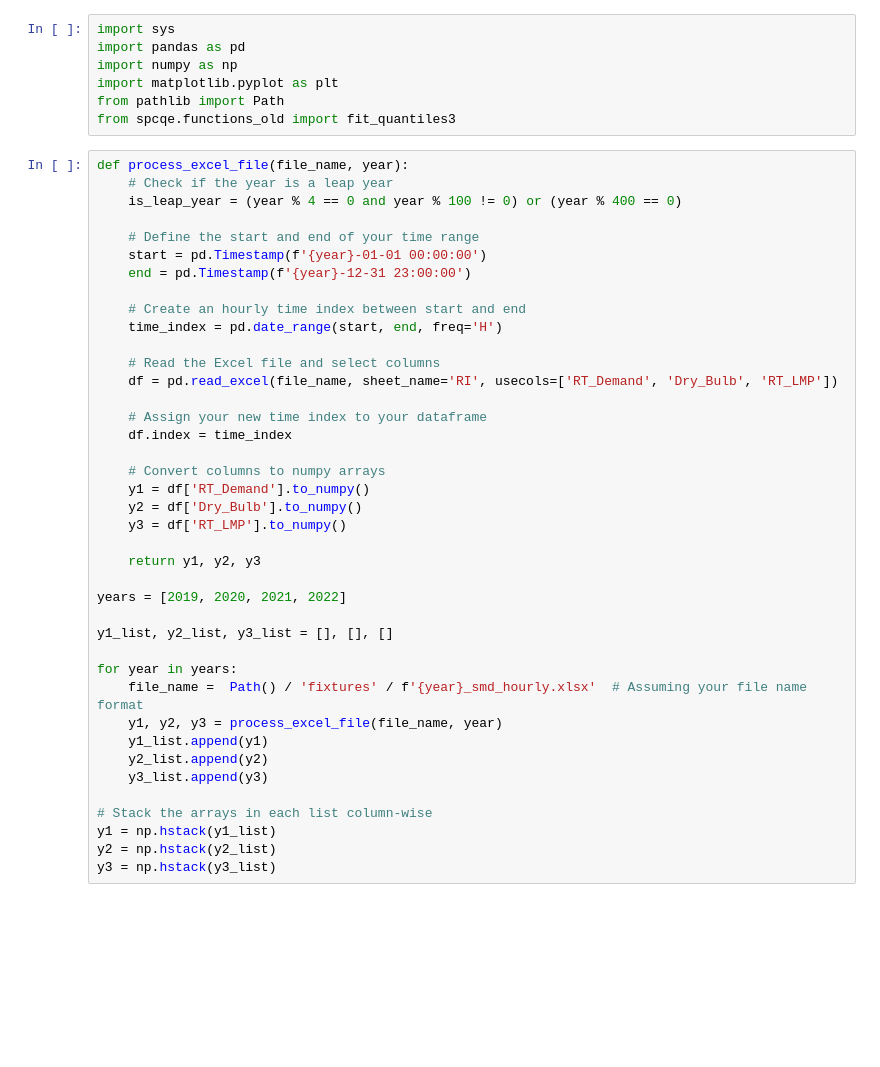
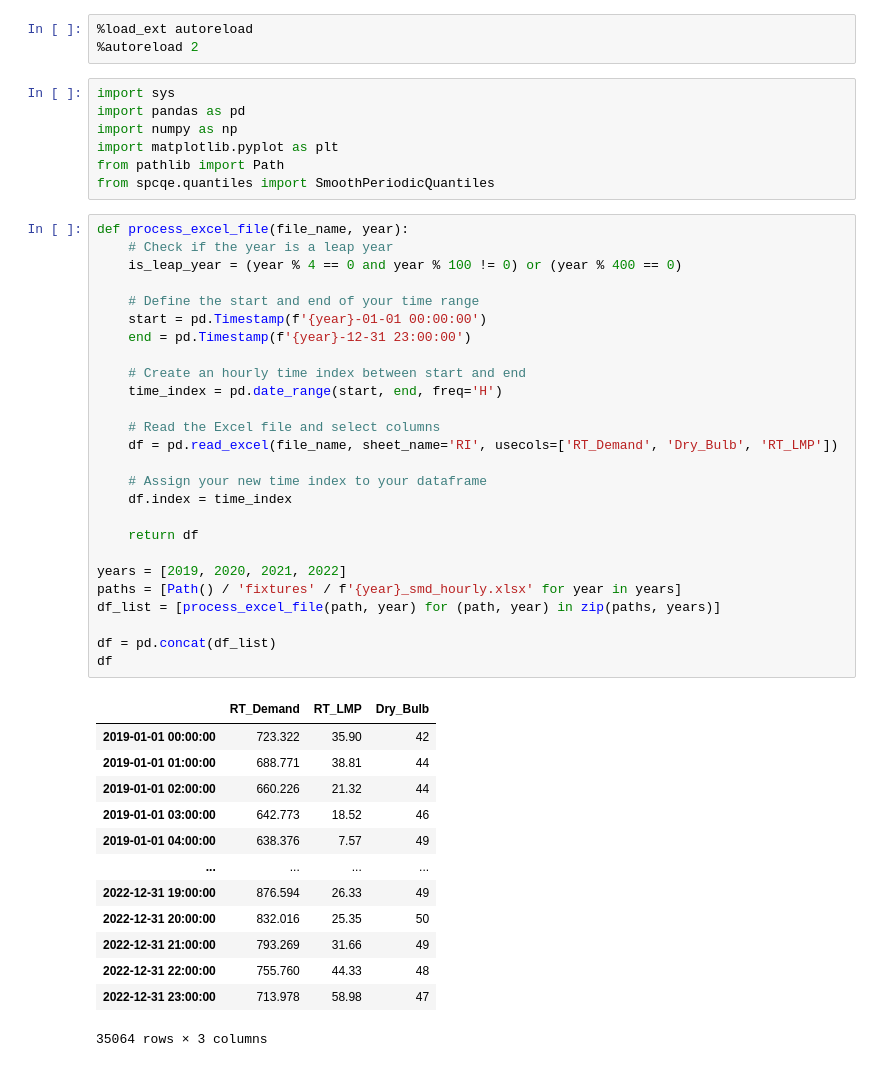
Before and after one commit to cvxgrp/spcqe, a Jupyter notebook: notebooks/basic_example.ipynb, the cells around one changed output. Saved outputs shown, nothing was run; the diff lists cells and outputs as text; blank space fills up the shorter version.

```diff
--- a/notebooks/basic_example.ipynb
+++ b/notebooks/basic_example.ipynb
@@ -1,48 +1,51 @@
+# %%
+%load_ext autoreload
+%autoreload 2
 # %%
 import sys
 import pandas as pd
 import numpy as np
 import matplotlib.pyplot as plt
 from pathlib import Path
-from spcqe.functions_old import fit_quantiles3
+from spcqe.quantiles import SmoothPeriodicQuantiles
 # %%
 def process_excel_file(file_name, year):
     # Check if the year is a leap year
     is_leap_year = (year % 4 == 0 and year % 100 != 0) or (year % 400 == 0)
 
     # Define the start and end of your time range
     start = pd.Timestamp(f'{year}-01-01 00:00:00')
     end = pd.Timestamp(f'{year}-12-31 23:00:00')
 
     # Create an hourly time index between start and end
     time_index = pd.date_range(start, end, freq='H')
 
     # Read the Excel file and select columns
     df = pd.read_excel(file_name, sheet_name='RI', usecols=['RT_Demand', 'Dry_Bulb', 'RT_LMP'])
 
     # Assign your new time index to your dataframe
     df.index = time_index
 
-    # Convert columns to numpy arrays
-    y1 = df['RT_Demand'].to_numpy()
-    y2 = df['Dry_Bulb'].to_numpy()
-    y3 = df['RT_LMP'].to_numpy()
-
-    return y1, y2, y3
+    return df
 
 years = [2019, 2020, 2021, 2022]
+paths = [Path() / 'fixtures' / f'{year}_smd_hourly.xlsx' for year in years]
+df_list = [process_excel_file(path, year) for (path, year) in zip(paths, years)]
 
-y1_list, y2_list, y3_list = [], [], []
-
-for year in years:
-    file_name =  Path() / 'fixtures' / f'{year}_smd_hourly.xlsx'  # Assuming your file name format
-    y1, y2, y3 = process_excel_file(file_name, year)
-    y1_list.append(y1)
-    y2_list.append(y2)
-    y3_list.append(y3)
-
-# Stack the arrays in each list column-wise
-y1 = np.hstack(y1_list)
-y2 = np.hstack(y2_list)
-y3 = np.hstack(y3_list)
+df = pd.concat(df_list)
+df
+# %% [output]
+|  | RT_Demand | RT_LMP | Dry_Bulb |
+| 2019-01-01 00:00:00 | 723.322 | 35.90 | 42 |
+| 2019-01-01 01:00:00 | 688.771 | 38.81 | 44 |
+| 2019-01-01 02:00:00 | 660.226 | 21.32 | 44 |
+| 2019-01-01 03:00:00 | 642.773 | 18.52 | 46 |
+| 2019-01-01 04:00:00 | 638.376 | 7.57 | 49 |
+| ... | ... | ... | ... |
+| 2022-12-31 19:00:00 | 876.594 | 26.33 | 49 |
+| 2022-12-31 20:00:00 | 832.016 | 25.35 | 50 |
+| 2022-12-31 21:00:00 | 793.269 | 31.66 | 49 |
+| 2022-12-31 22:00:00 | 755.760 | 44.33 | 48 |
+| 2022-12-31 23:00:00 | 713.978 | 58.98 | 47 |
+35064 rows × 3 columns
 # %%
```
Also changed, not shown: parts of 8 cells of this notebook, 8 other files.
